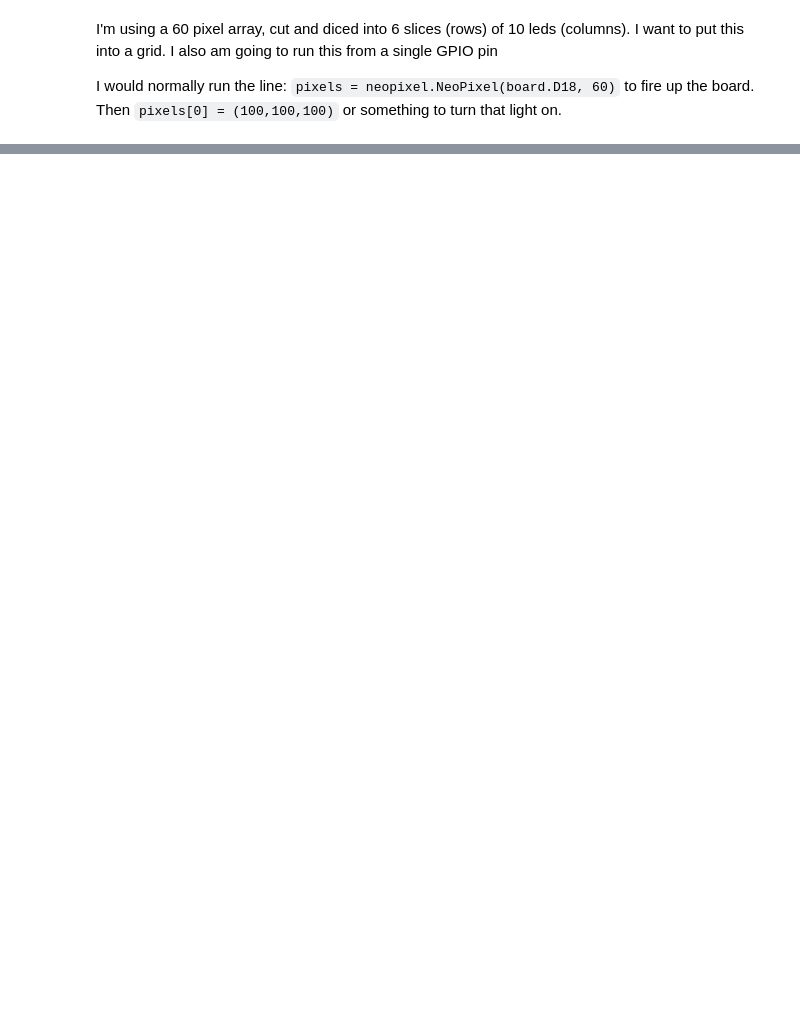
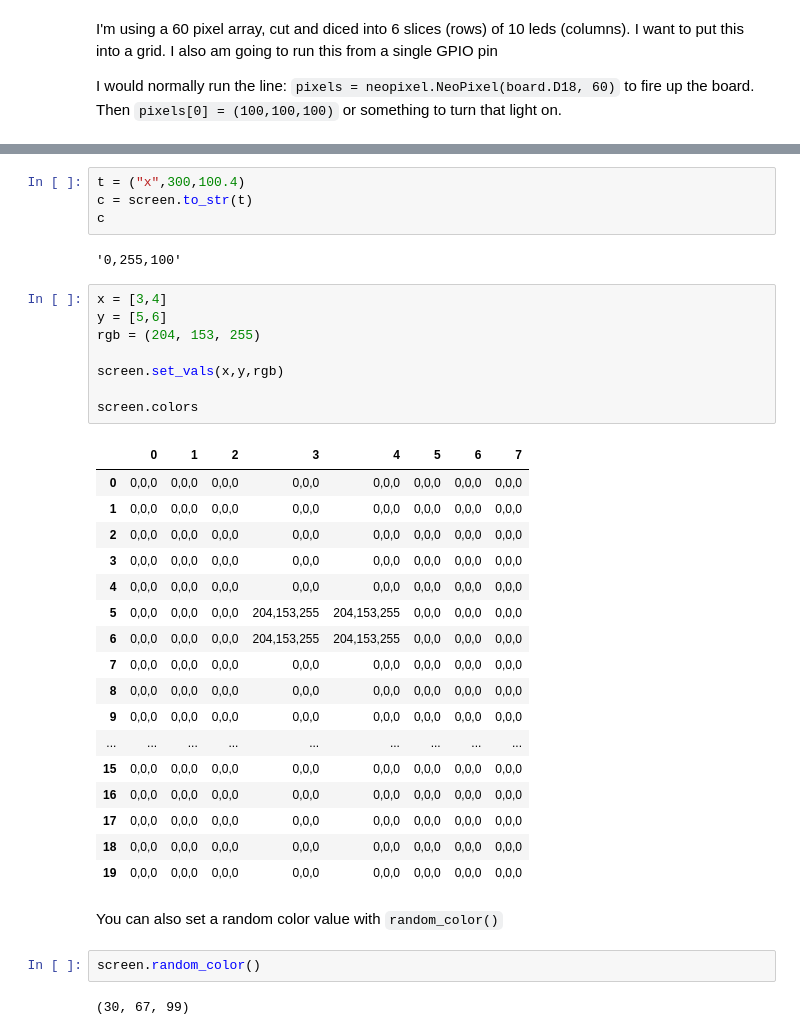
Before and after one commit to BillmanH/raspberrypi, a Jupyter notebook: blinka/Complex NeoPixel Patterns.ipynb, the cells around one changed output, grey strips where cells are left out. Saved outputs shown, nothing was run; the diff lists cells and outputs as text; blank space fills up the shorter version.

```diff
--- a/blinka/Complex NeoPixel Patterns.ipynb
+++ b/blinka/Complex NeoPixel Patterns.ipynb
@@ -134,0 +145,38 @@ ModuleNotFoundError: No module named 'sklearn'
+# %%
+t = ("x",300,100.4)
+c = screen.to_str(t)
+c
+# %% [output]
+'0,255,100'
+# %%
+x = [3,4]
+y = [5,6]
+rgb = (204, 153, 255)
+
+screen.set_vals(x,y,rgb)
+
+screen.colors
+# %% [output]
+|  | 0 | 1 | 2 | 3 | 4 | 5 | 6 | 7 |
+| 0 | 0,0,0 | 0,0,0 | 0,0,0 | 0,0,0 | 0,0,0 | 0,0,0 | 0,0,0 | 0,0,0 |
+| 1 | 0,0,0 | 0,0,0 | 0,0,0 | 0,0,0 | 0,0,0 | 0,0,0 | 0,0,0 | 0,0,0 |
+| 2 | 0,0,0 | 0,0,0 | 0,0,0 | 0,0,0 | 0,0,0 | 0,0,0 | 0,0,0 | 0,0,0 |
+| 3 | 0,0,0 | 0,0,0 | 0,0,0 | 0,0,0 | 0,0,0 | 0,0,0 | 0,0,0 | 0,0,0 |
+| 4 | 0,0,0 | 0,0,0 | 0,0,0 | 0,0,0 | 0,0,0 | 0,0,0 | 0,0,0 | 0,0,0 |
+| 5 | 0,0,0 | 0,0,0 | 0,0,0 | 204,153,255 | 204,153,255 | 0,0,0 | 0,0,0 | 0,0,0 |
+| 6 | 0,0,0 | 0,0,0 | 0,0,0 | 204,153,255 | 204,153,255 | 0,0,0 | 0,0,0 | 0,0,0 |
+| 7 | 0,0,0 | 0,0,0 | 0,0,0 | 0,0,0 | 0,0,0 | 0,0,0 | 0,0,0 | 0,0,0 |
+| 8 | 0,0,0 | 0,0,0 | 0,0,0 | 0,0,0 | 0,0,0 | 0,0,0 | 0,0,0 | 0,0,0 |
+| 9 | 0,0,0 | 0,0,0 | 0,0,0 | 0,0,0 | 0,0,0 | 0,0,0 | 0,0,0 | 0,0,0 |
+| ... | ... | ... | ... | ... | ... | ... | ... | ... |
+| 15 | 0,0,0 | 0,0,0 | 0,0,0 | 0,0,0 | 0,0,0 | 0,0,0 | 0,0,0 | 0,0,0 |
+| 16 | 0,0,0 | 0,0,0 | 0,0,0 | 0,0,0 | 0,0,0 | 0,0,0 | 0,0,0 | 0,0,0 |
+| 17 | 0,0,0 | 0,0,0 | 0,0,0 | 0,0,0 | 0,0,0 | 0,0,0 | 0,0,0 | 0,0,0 |
+| 18 | 0,0,0 | 0,0,0 | 0,0,0 | 0,0,0 | 0,0,0 | 0,0,0 | 0,0,0 | 0,0,0 |
+| 19 | 0,0,0 | 0,0,0 | 0,0,0 | 0,0,0 | 0,0,0 | 0,0,0 | 0,0,0 | 0,0,0 |
+# %% [markdown]
+You can also set a random color value with `random_color()`
+# %%
+screen.random_color()
+# %% [output]
+(30, 67, 99)
```
Also changed, not shown: parts of 33 cells of this notebook, 2 other files.
